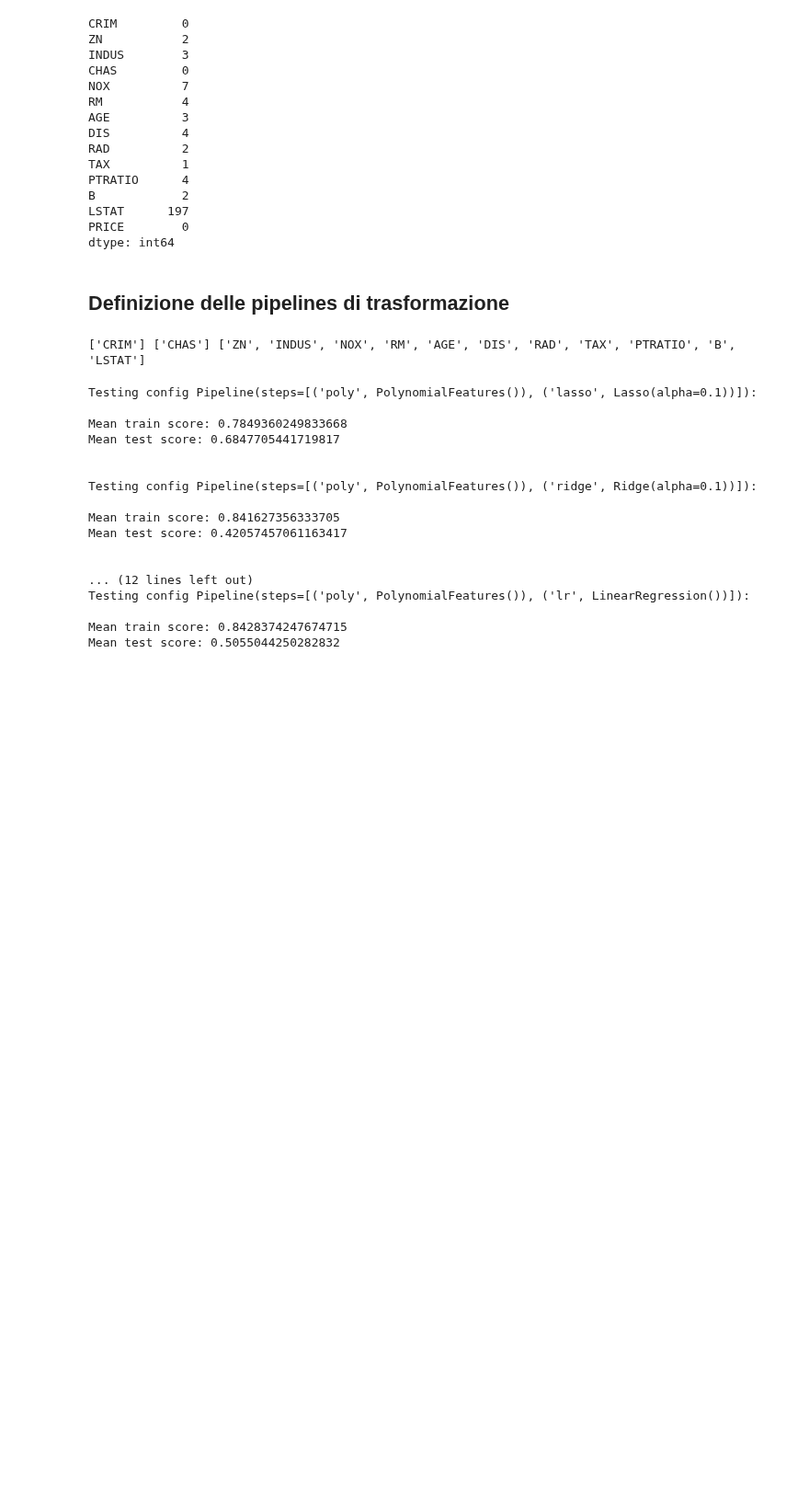
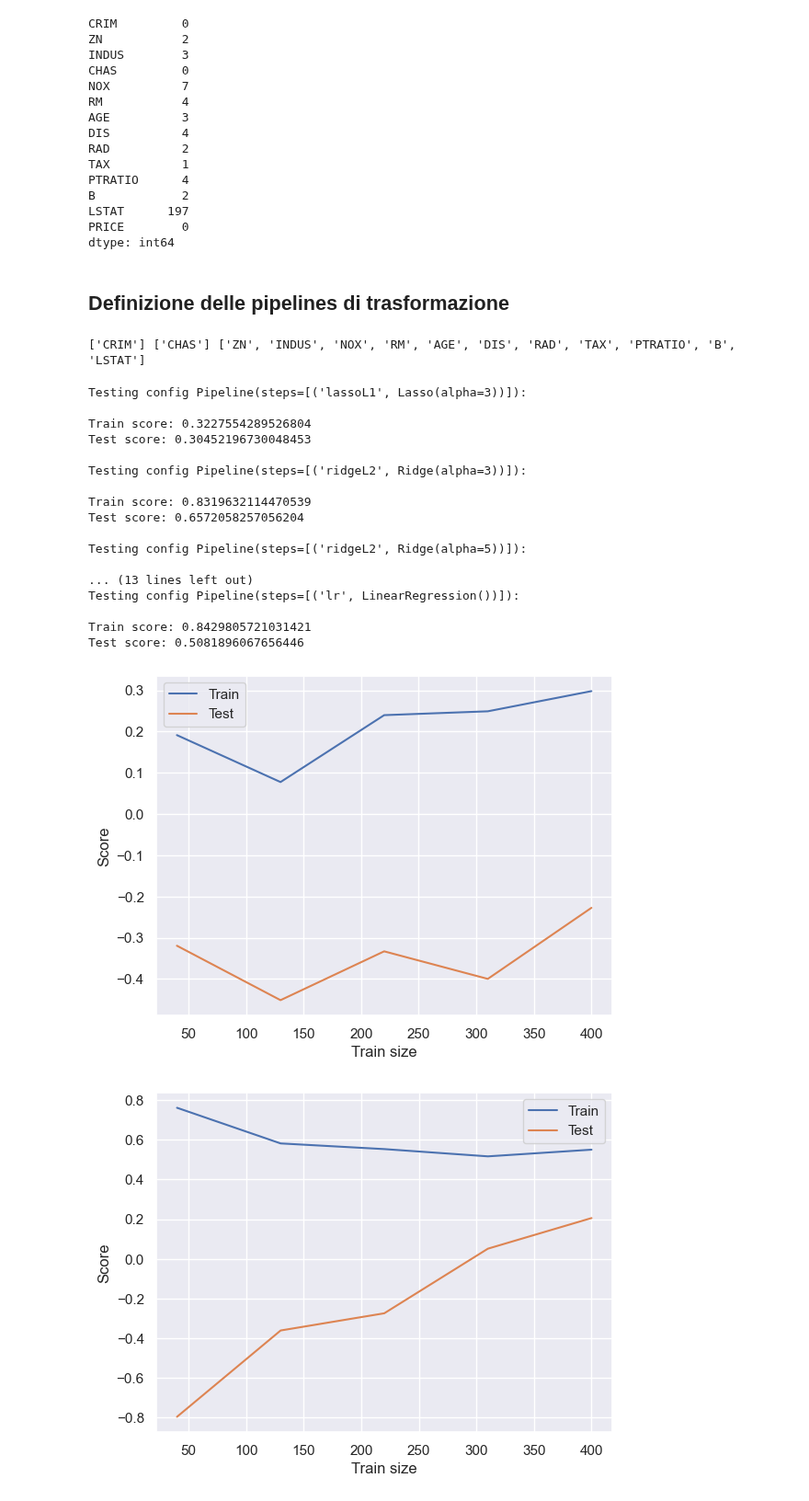
Before and after one commit to crypto-infinity/proai, a Jupyter notebook: course3-ml-basics/ex_overfitting/ex_overfitting.ipynb, the cells around one changed output. Shown at 92% size. Drawn from its saved outputs; the diff is of its cells as text; code cells hidden in the pictures; blank space fills up the shorter version.

```diff
--- a/course3-ml-basics/ex_overfitting/ex_overfitting.ipynb
+++ b/course3-ml-basics/ex_overfitting/ex_overfitting.ipynb
@@ -267,36 +266,25 @@ configs = [
 
 for config in configs:
     print(f"Testing config {config}:\n")
-    models, train_scores, test_scores = cross_validation(X, Y, pipeline=config)
+    train_score_mean, test_score_mean = cross_validation(X, Y, pipeline=config)
 
-    train_scores = []
-    test_scores = []
-
-    train_scores.append(train_scores)
-    test_scores.append(test_scores)
-
-print(f"Mean train score: {np.mean(train_scores)}")
-print(f"Mean test score: {np.mean(test_scores)}")
-print("\n")
-
-    # for model in models:
-    #     print(f"Model {config}:")
-    #     evaluate_model(model, (X, Y))
+    print(f"Train score: {train_score_mean}")
+    print(f"Test score: {test_score_mean}\n")
 # %% [output]
-Testing config Pipeline(steps=[('poly', PolynomialFeatures()), ('lasso', Lasso(alpha=0.1))]):
+Testing config Pipeline(steps=[('lassoL1', Lasso(alpha=3))]):
 
-Mean train score: 0.7849360249833668
-Mean test score: 0.6847705441719817
+Train score: 0.3227554289526804
+Test score: 0.30452196730048453
 
+Testing config Pipeline(steps=[('ridgeL2', Ridge(alpha=3))]):
 
-Testing config Pipeline(steps=[('poly', PolynomialFeatures()), ('ridge', Ridge(alpha=0.1))]):
+Train score: 0.8319632114470539
+Test score: 0.6572058257056204
 
-Mean train score: 0.841627356333705
-Mean test score: 0.42057457061163417
+Testing config Pipeline(steps=[('ridgeL2', Ridge(alpha=5))]):
 
+... (13 lines left out)
+Testing config Pipeline(steps=[('lr', LinearRegression())]):
 
-... (12 lines left out)
-Testing config Pipeline(steps=[('poly', PolynomialFeatures()), ('lr', LinearRegression())]):
-
-Mean train score: 0.8428374247674715
-Mean test score: 0.5055044250282832
+Train score: 0.8429805721031421
+Test score: 0.5081896067656446
@@ -304,0 +291,22 @@ Mean test score: 0.5055044250282832
+# %%
+#learning curve
+
+from sklearn.model_selection import learning_curve
+
+def plot_learning_curve(model, X, Y):
+    train_sizes, train_scores, test_scores = learning_curve(model, X, Y, cv=5)
+    sns.set_theme()
+
+    plt.plot(train_sizes, train_scores.mean(axis=1), label="Train")
+    plt.plot(train_sizes, test_scores.mean(axis=1), label="Test")
+    plt.xlabel("Train size")
+    plt.ylabel("Score")
+
+    plt.legend()
+    plt.show()
+
+for config in configs:
+    plot_learning_curve(config, X, Y)
+# %% [output]
+[figure, added]
+[figure, added]
```
Also changed, not shown: parts of 5 cells of this notebook, 1 other file.
